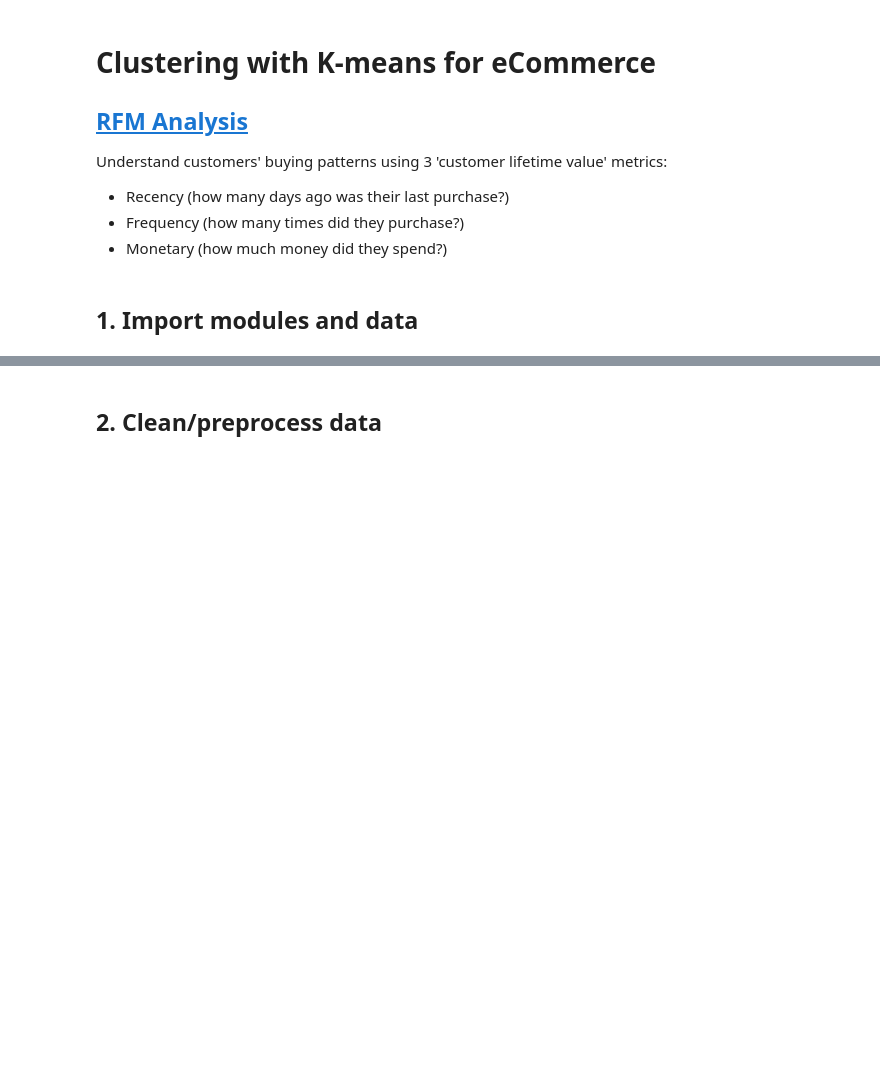
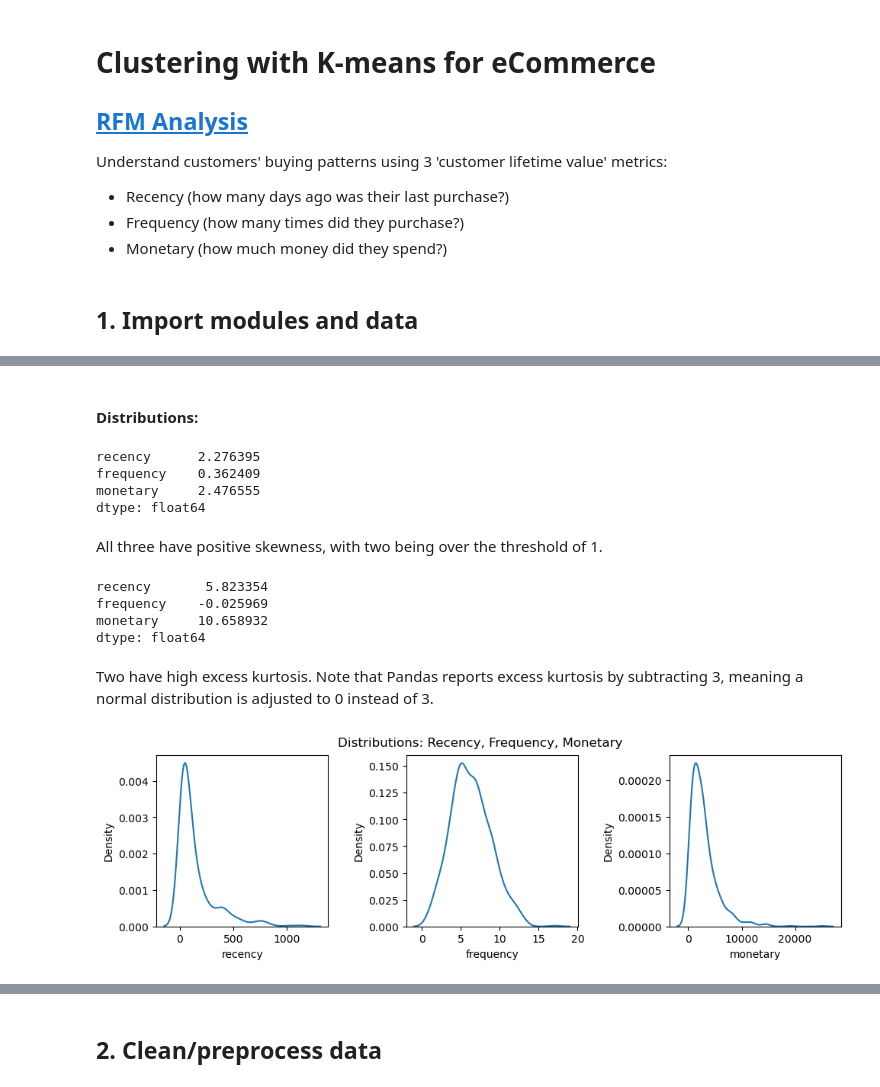
Before and after one commit to sian0x0/CA-data-science, a Jupyter notebook: 2-5/Clustering with K-means for eCommerce.ipynb, the cells around one changed output, grey strips where cells are left out. Cells and saved outputs as stored; diff of their text form; code cells hidden in the pictures; blank space fills up the shorter version.

```diff
--- a/2-5/Clustering with K-means for eCommerce.ipynb
+++ b/2-5/Clustering with K-means for eCommerce.ipynb
@@ -35,0 +19,7 @@ rfm.head()
+# %%
+# load csv
+dataset = pd.read_csv('./Data/Sample-Superstore-cleaner.csv')
+
+df = dataset.copy() # keep dataset as a backup copy, use df for transformations
+
+df.head() # check it's there and properly separated into columns
@@ -35,0 +61,3 @@ rfm.head()
+# %%
+df.order_date = pd.to_datetime(df.order_date)
+print(df.dtypes)
@@ -35,0 +86,2 @@ rfm.head()
+# %%
+today_date = df.order_date.max()
@@ -35,0 +90,8 @@ rfm.head()
+# %%
+rfm = df.groupby('customer_id').agg({'order_date': lambda order_date: (today_date - order_date.max()).days, #note: max of the dates per customer
+                                    'order_id': lambda order_id: order_id.nunique(),
+                                    'sale_price_agg': lambda sale_price_agg: sale_price_agg.sum()})
+
+rfm.columns = ['recency','frequency','monetary']
+
+rfm.head()
@@ -35,0 +122,35 @@ rfm.head()
+# %% [markdown]
+#### Distributions:
+# %%
+rfm.skew()
+# %% [output]
+recency      2.276395
+frequency    0.362409
+monetary     2.476555
+dtype: float64
+# %% [markdown]
+All three have positive skewness, with two being over the threshold of 1.
+# %%
+rfm.kurt()
+# %% [output]
+recency       5.823354
+frequency    -0.025969
+monetary     10.658932
+dtype: float64
+# %% [markdown]
+Two have high excess kurtosis. Note that Pandas reports excess kurtosis by subtracting 3, meaning a normal distribution is adjusted to 0 instead of 3.
+# %%
+fig, ax = plt.subplots(1, 3, figsize=(10, 3), layout="constrained")
+fig.suptitle('Distributions: Recency, Frequency, Monetary')
+
+sns.kdeplot(rfm.recency, ax=ax[0],)
+ax[0].set_box_aspect(1)
+sns.kdeplot(rfm.frequency, ax=ax[1])
+ax[1].set_box_aspect(1)
+sns.kdeplot(rfm.monetary, ax=ax[2])
+ax[2].set_box_aspect(1)
+
+# plt.axvline(rfm.recency.mean(), c='gray')
+# plt.axvline(rfm.recency.median())
+# %% [output]
+[figure, added]
```
Also changed, not shown: parts of 42 cells of this notebook, 1 other file.
